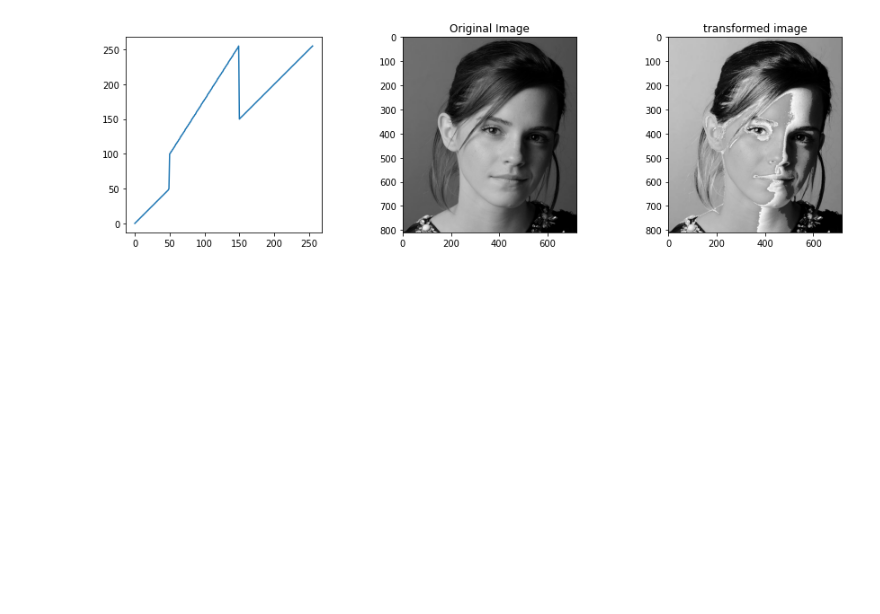
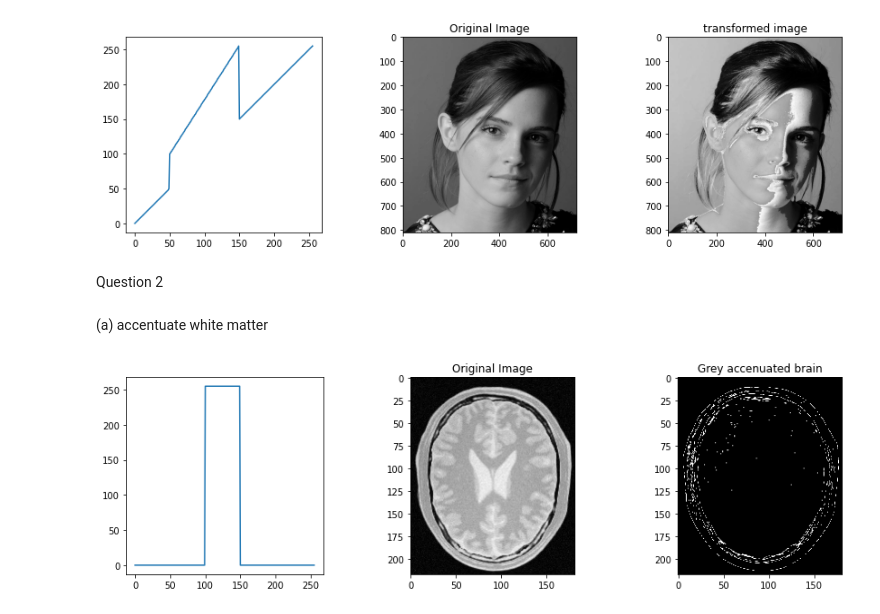
Before and after one commit to dulmi-99/Image-Processing-and-Machine-Vision, a Jupyter notebook: Assignments/Assignment 1/190107T_a01.ipynb, the cells around one changed output. Saved outputs shown, nothing was run; the diff lists cells and outputs as text; code cells hidden in the pictures; blank space fills up the shorter version.

Commit message:
q2 accentuate grey, problem in transform function

```diff
--- a/Assignments/Assignment 1/190107T_a01.ipynb
+++ b/Assignments/Assignment 1/190107T_a01.ipynb
@@ -34,3 +36,32 @@ axis[2].set_title("transformed image")
 plt.show()
 # %% [output]
 [figure]
+# %% [markdown]
+Question 2
+# %% [markdown]
+(a) accentuate white matter
+# %%
+brain =  cv.imread("brain_proton_density_slice.png",cv.IMREAD_GRAYSCALE)
+assert brain is not None
+
+# linearly spaced values
+t1=np.linspace(0,0,100)
+t2=np.linspace(0,255,0)
+t3=np.linspace(255,255,50)
+t4=np.linspace(255,0,0)
+t5=np.linspace(0,0,106)
+accenuate_grey = np.concatenate((t1,t2,t3,t4,t5), axis = 0).astype(np.uint8)  #connect all 3 transformations
+assert len(accenuate_grey) == 256
+grey_accenuated_brain = cv.LUT(brain,accenuate_grey)
+
+fig, axis = plt.subplots(1,3)
+fig.set_figwidth(15)
+axis[0].plot(accenuate_grey)
+axis[0].set_aspect('equal')
+axis[1].imshow(brain, cmap='gray', vmin=0, vmax=255)
+axis[1].set_title("Original Image")
+axis[2].imshow(grey_accenuated_brain, cmap='gray', vmin=0, vmax=255)
+axis[2].set_title("Grey accenuated brain")
+plt.show()
+# %% [output]
+[figure, added]
```
Also changed, not shown: parts of 2 cells of this notebook.
